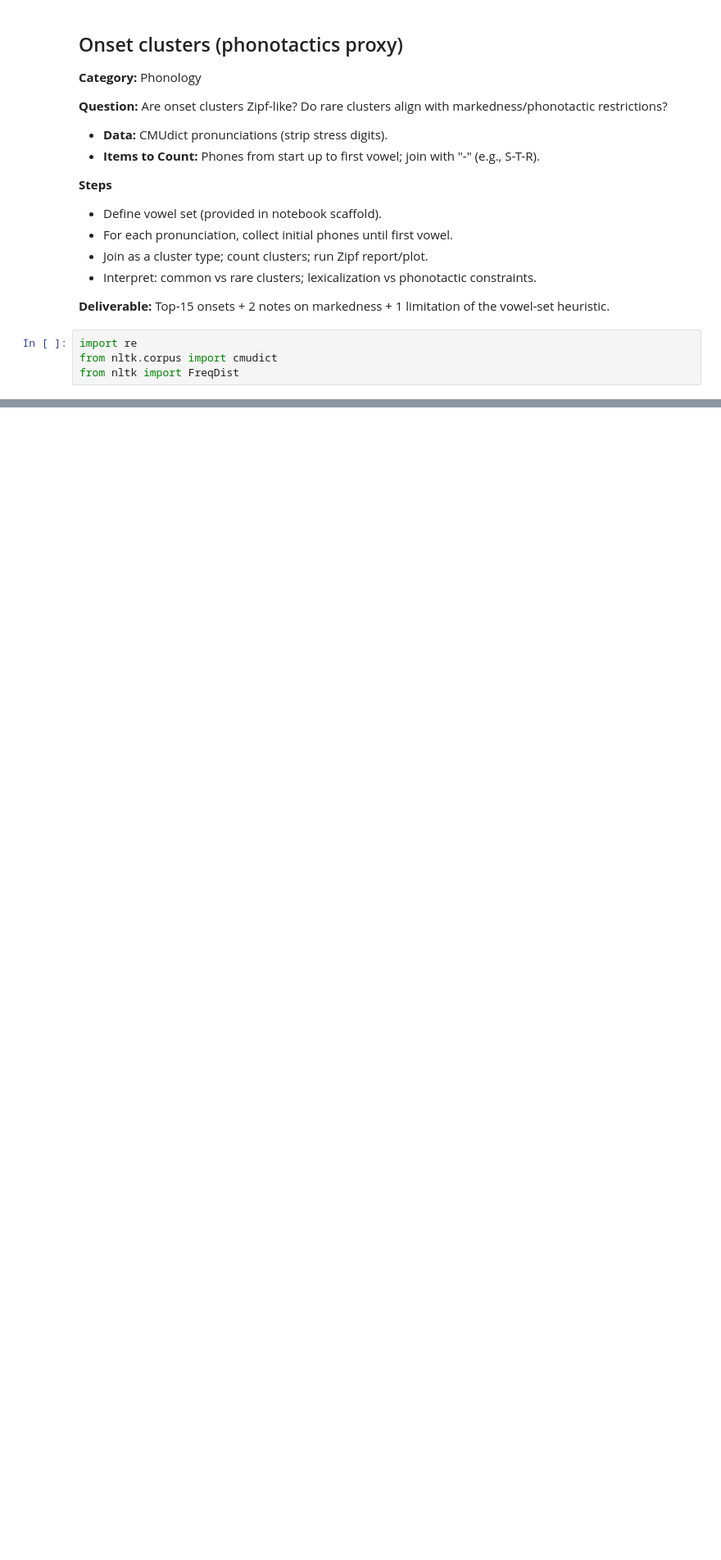
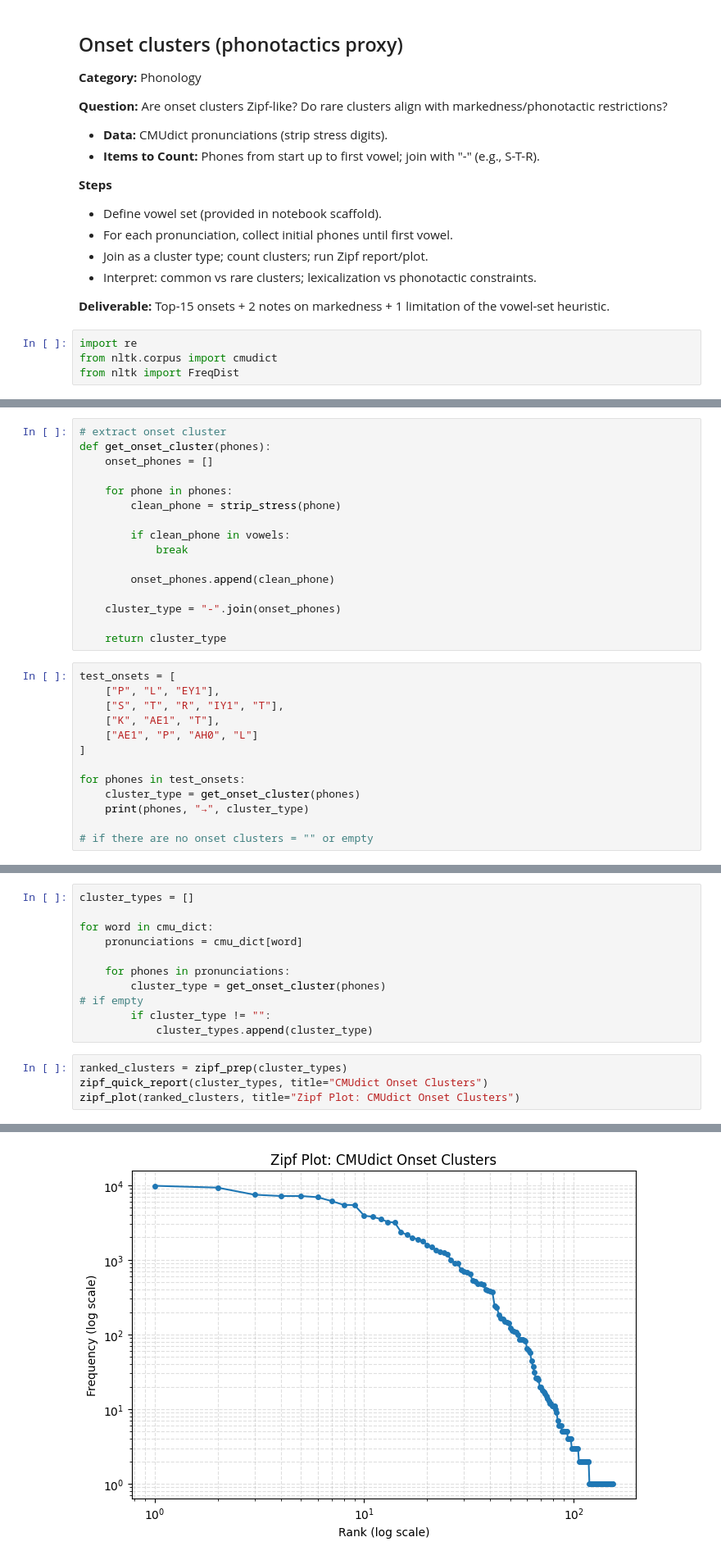
Before and after one commit to rumihoney/zipfs-law-hackathon, a Jupyter notebook: 05_phonetics_phonology/prompt_10_onset_clusters.ipynb, the cells around one changed output, grey strips where cells are left out. Shown at 82% size. Cells and saved outputs as stored; diff of their text form; blank space fills up the shorter version.

```diff
--- a/05_phonetics_phonology/prompt_10_onset_clusters.ipynb
+++ b/05_phonetics_phonology/prompt_10_onset_clusters.ipynb
@@ -65,0 +114,29 @@ entries = cmudict.entries()
+# %%
+# extract onset cluster
+def get_onset_cluster(phones):
+    onset_phones = []
+
+    for phone in phones:
+        clean_phone = strip_stress(phone)
+
+        if clean_phone in vowels:
+            break
+
+        onset_phones.append(clean_phone)
+
+    cluster_type = "-".join(onset_phones)
+
+    return cluster_type
+# %%
+test_onsets = [
+    ["P", "L", "EY1"],
+    ["S", "T", "R", "IY1", "T"],
+    ["K", "AE1", "T"],
+    ["AE1", "P", "AH0", "L"]
+]
+
+for phones in test_onsets:
+    cluster_type = get_onset_cluster(phones)
+    print(phones, "→", cluster_type)
+
+# if there are no onset clusters = "" or empty
@@ -65,0 +148,16 @@ entries = cmudict.entries()
+# %%
+cluster_types = []
+
+for word in cmu_dict:
+    pronunciations = cmu_dict[word]
+
+    for phones in pronunciations:
+        cluster_type = get_onset_cluster(phones)
+# if empty
+        if cluster_type != "":
+            cluster_types.append(cluster_type)
+# %%
+ranked_clusters = zipf_prep(cluster_types)
+zipf_quick_report(cluster_types, title="CMUdict Onset Clusters")
+zipf_plot(ranked_clusters, title="Zipf Plot: CMUdict Onset Clusters")
+# %% [output]
@@ -65,0 +181 @@ entries = cmudict.entries()
+[figure, added]
```
Also changed, not shown: parts of 7 cells of this notebook, 9 other files.
